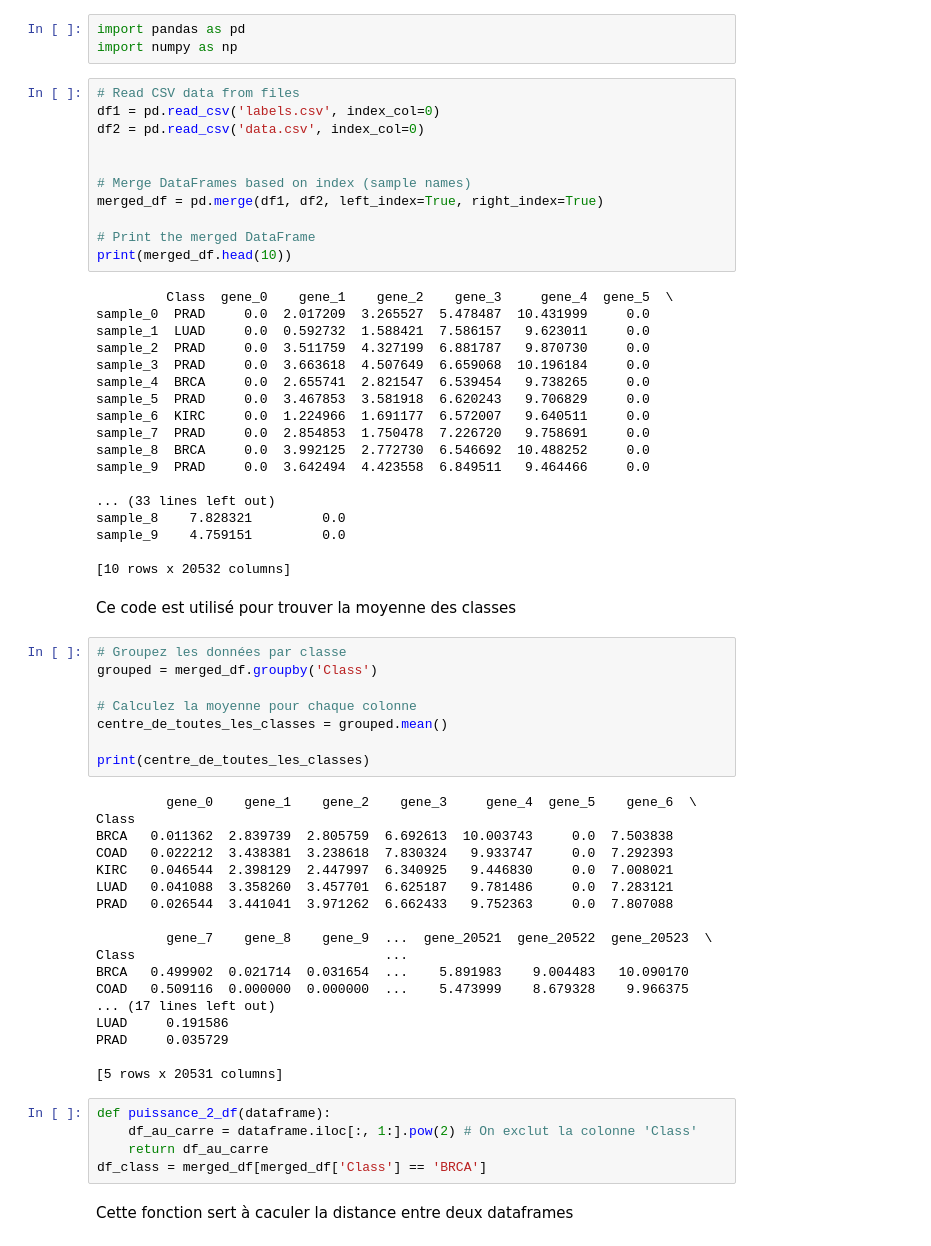
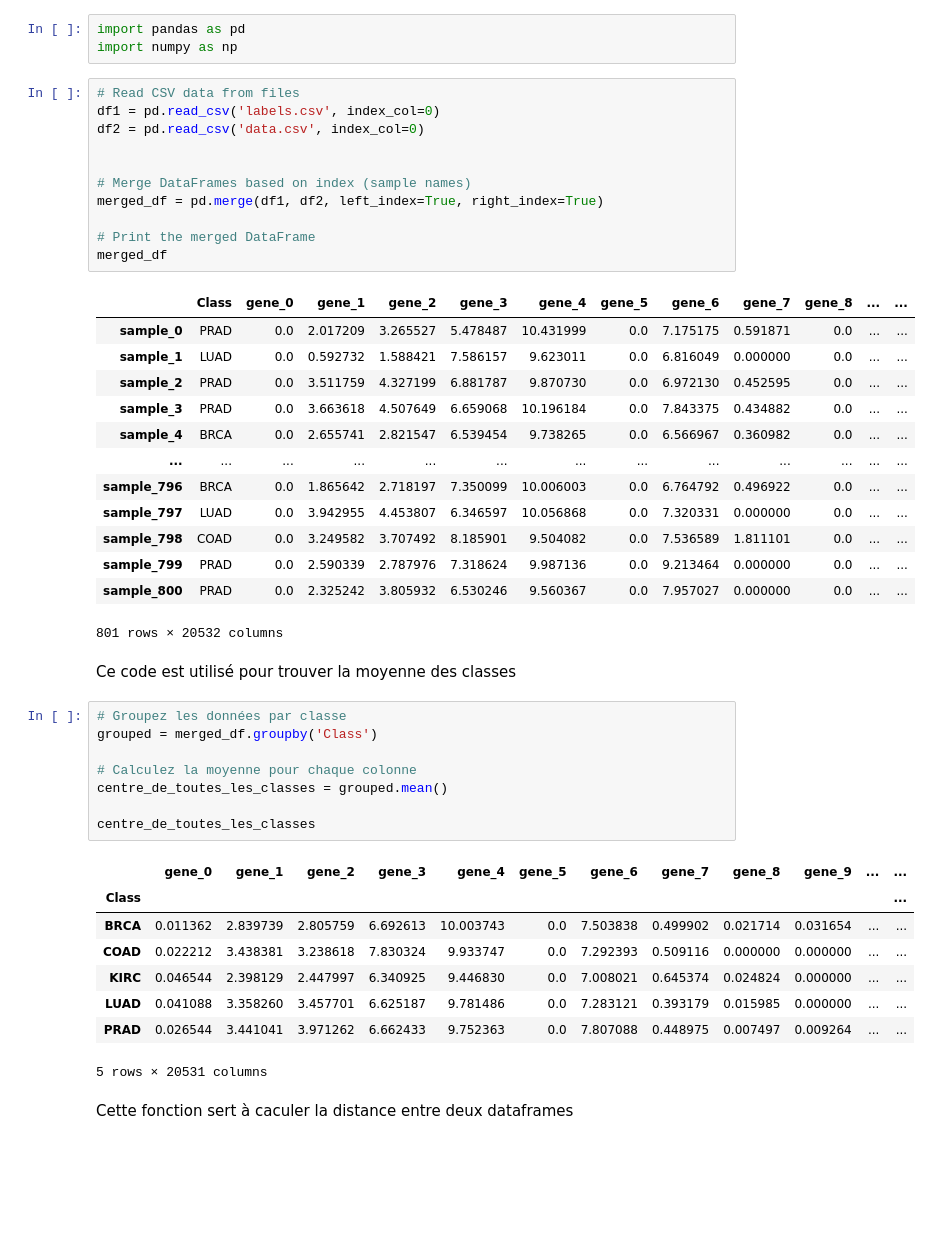
Before and after one commit to KHALOUIoussama/TP1_sciences_donnees, a Jupyter notebook: notebook.ipynb, the cells around one changed output. Drawn from its saved outputs; the diff is of its cells as text; blank space fills up the shorter version.

```diff
--- a/notebook.ipynb
+++ b/notebook.ipynb
@@ -11,32 +11,28 @@ import numpy as np
 # %%
 # Read CSV data from files
 df1 = pd.read_csv('labels.csv', index_col=0)
 df2 = pd.read_csv('data.csv', index_col=0)
 
 
 # Merge DataFrames based on index (sample names)
 merged_df = pd.merge(df1, df2, left_index=True, right_index=True)
 
 # Print the merged DataFrame
-print(merged_df.head(10))
+merged_df
 # %% [output]
+|  | Class | gene_0 | gene_1 | gene_2 | gene_3 | gene_4 | gene_5 | gene_6 | gene_7 | gene_8 | ... | ... |
+| sample_0 | PRAD | 0.0 | 2.017209 | 3.265527 | 5.478487 | 10.431999 | 0.0 | 7.175175 | 0.591871 | 0.0 | ... | ... |
+| sample_1 | LUAD | 0.0 | 0.592732 | 1.588421 | 7.586157 | 9.623011 | 0.0 | 6.816049 | 0.000000 | 0.0 | ... | ... |
+| sample_2 | PRAD | 0.0 | 3.511759 | 4.327199 | 6.881787 | 9.870730 | 0.0 | 6.972130 | 0.452595 | 0.0 | ... | ... |
+| sample_3 | PRAD | 0.0 | 3.663618 | 4.507649 | 6.659068 | 10.196184 | 0.0 | 7.843375 | 0.434882 | 0.0 | ... | ... |
+| sample_4 | BRCA | 0.0 | 2.655741 | 2.821547 | 6.539454 | 9.738265 | 0.0 | 6.566967 | 0.360982 | 0.0 | ... | ... |
+| ... | ... | ... | ... | ... | ... | ... | ... | ... | ... | ... | ... | ... |
+| sample_796 | BRCA | 0.0 | 1.865642 | 2.718197 | 7.350099 | 10.006003 | 0.0 | 6.764792 | 0.496922 | 0.0 | ... | ... |
+| sample_797 | LUAD | 0.0 | 3.942955 | 4.453807 | 6.346597 | 10.056868 | 0.0 | 7.320331 | 0.000000 | 0.0 | ... | ... |
+| sample_798 | COAD | 0.0 | 3.249582 | 3.707492 | 8.185901 | 9.504082 | 0.0 | 7.536589 | 1.811101 | 0.0 | ... | ... |
+| sample_799 | PRAD | 0.0 | 2.590339 | 2.787976 | 7.318624 | 9.987136 | 0.0 | 9.213464 | 0.000000 | 0.0 | ... | ... |
+| sample_800 | PRAD | 0.0 | 2.325242 | 3.805932 | 6.530246 | 9.560367 | 0.0 | 7.957027 | 0.000000 | 0.0 | ... | ... |
-         Class  gene_0    gene_1    gene_2    gene_3     gene_4  gene_5  \
-sample_0  PRAD     0.0  2.017209  3.265527  5.478487  10.431999     0.0
-sample_1  LUAD     0.0  0.592732  1.588421  7.586157   9.623011     0.0
-sample_2  PRAD     0.0  3.511759  4.327199  6.881787   9.870730     0.0
-sample_3  PRAD     0.0  3.663618  4.507649  6.659068  10.196184     0.0
-sample_4  BRCA     0.0  2.655741  2.821547  6.539454   9.738265     0.0
-sample_5  PRAD     0.0  3.467853  3.581918  6.620243   9.706829     0.0
-sample_6  KIRC     0.0  1.224966  1.691177  6.572007   9.640511     0.0
-sample_7  PRAD     0.0  2.854853  1.750478  7.226720   9.758691     0.0
-sample_8  BRCA     0.0  3.992125  2.772730  6.546692  10.488252     0.0
-sample_9  PRAD     0.0  3.642494  4.423558  6.849511   9.464466     0.0
-
-... (33 lines left out)
-sample_8    7.828321         0.0
-sample_9    4.759151         0.0
-
-[10 rows x 20532 columns]
+801 rows × 20532 columns
 # %% [markdown]
 Ce code est utilisé pour trouver la moyenne des classes
 # %%
@@ -46,29 +42,15 @@ grouped = merged_df.groupby('Class')
 # Calculez la moyenne pour chaque colonne
 centre_de_toutes_les_classes = grouped.mean()
 
-print(centre_de_toutes_les_classes)
+centre_de_toutes_les_classes
 # %% [output]
+|  | gene_0 | gene_1 | gene_2 | gene_3 | gene_4 | gene_5 | gene_6 | gene_7 | gene_8 | gene_9 | ... | ... |
+| Class |  |  |  |  |  |  |  |  |  |  |  | ... |
+| BRCA | 0.011362 | 2.839739 | 2.805759 | 6.692613 | 10.003743 | 0.0 | 7.503838 | 0.499902 | 0.021714 | 0.031654 | ... | ... |
+| COAD | 0.022212 | 3.438381 | 3.238618 | 7.830324 | 9.933747 | 0.0 | 7.292393 | 0.509116 | 0.000000 | 0.000000 | ... | ... |
+| KIRC | 0.046544 | 2.398129 | 2.447997 | 6.340925 | 9.446830 | 0.0 | 7.008021 | 0.645374 | 0.024824 | 0.000000 | ... | ... |
+| LUAD | 0.041088 | 3.358260 | 3.457701 | 6.625187 | 9.781486 | 0.0 | 7.283121 | 0.393179 | 0.015985 | 0.000000 | ... | ... |
+| PRAD | 0.026544 | 3.441041 | 3.971262 | 6.662433 | 9.752363 | 0.0 | 7.807088 | 0.448975 | 0.007497 | 0.009264 | ... | ... |
-         gene_0    gene_1    gene_2    gene_3     gene_4  gene_5    gene_6  \
-Class
-BRCA   0.011362  2.839739  2.805759  6.692613  10.003743     0.0  7.503838
-COAD   0.022212  3.438381  3.238618  7.830324   9.933747     0.0  7.292393
-KIRC   0.046544  2.398129  2.447997  6.340925   9.446830     0.0  7.008021
-LUAD   0.041088  3.358260  3.457701  6.625187   9.781486     0.0  7.283121
-PRAD   0.026544  3.441041  3.971262  6.662433   9.752363     0.0  7.807088
-
-         gene_7    gene_8    gene_9  ...  gene_20521  gene_20522  gene_20523  \
-Class                                ...
-BRCA   0.499902  0.021714  0.031654  ...    5.891983    9.004483   10.090170
-COAD   0.509116  0.000000  0.000000  ...    5.473999    8.679328    9.966375
-... (17 lines left out)
-LUAD     0.191586
-PRAD     0.035729
-
-[5 rows x 20531 columns]
+5 rows × 20531 columns
-# %%
-def puissance_2_df(dataframe):
-    df_au_carre = dataframe.iloc[:, 1:].pow(2) # On exclut la colonne 'Class'
-    return df_au_carre
-df_class = merged_df[merged_df['Class'] == 'BRCA']
 # %% [markdown]
 Cette fonction sert à caculer la distance entre deux dataframes
```
Also changed, not shown: parts of 18 cells of this notebook.
